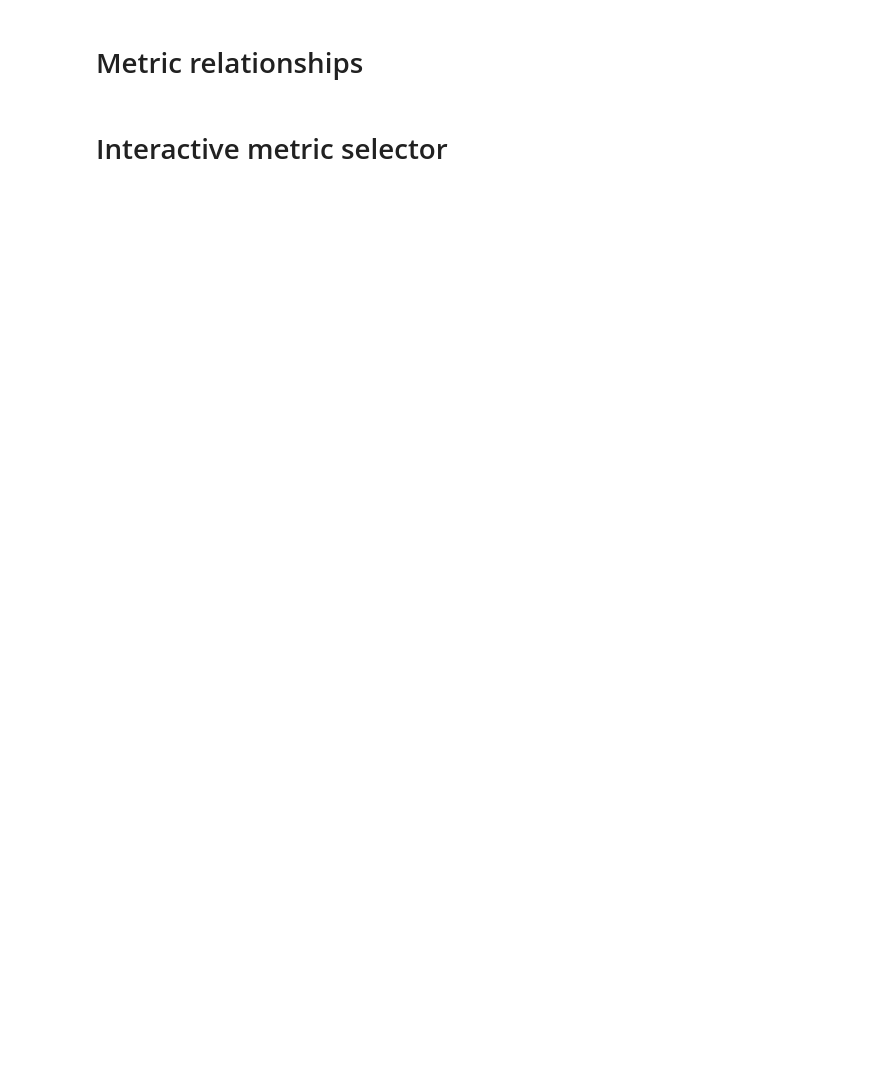
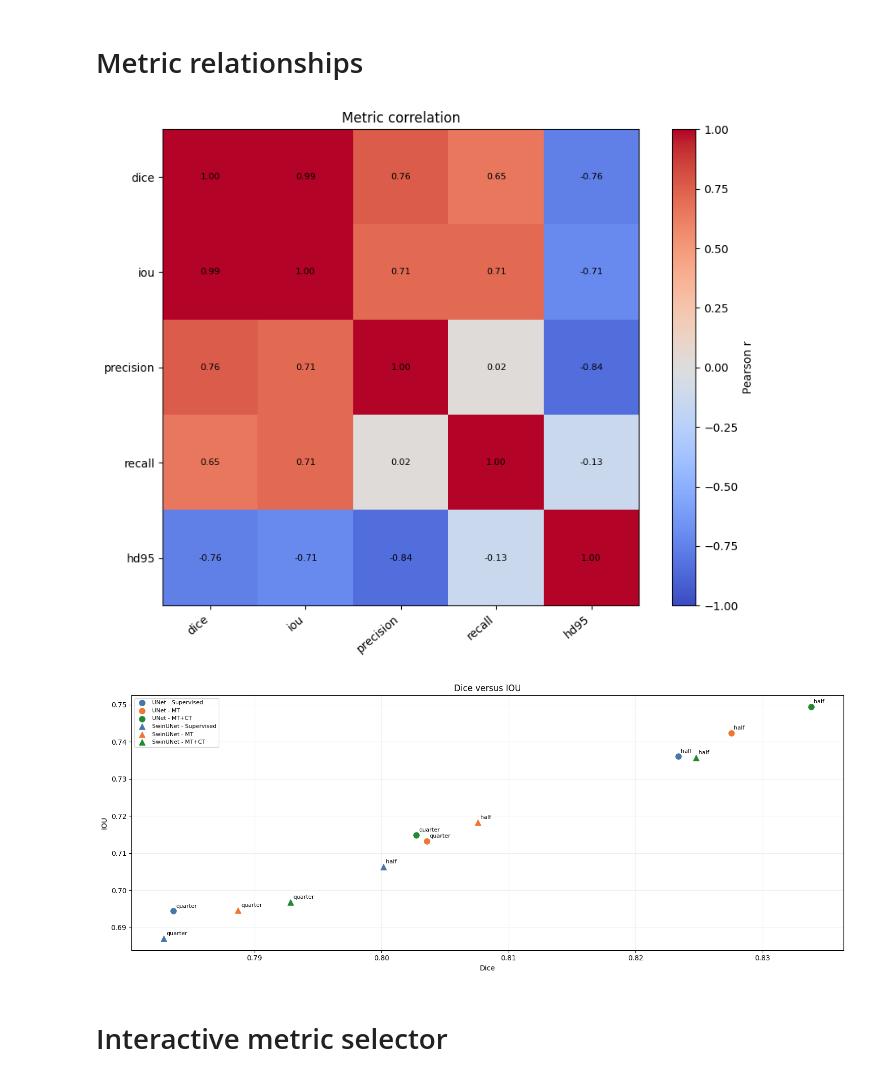
Before and after one commit to Avcuongy/poply-image-segmentation, a Jupyter notebook: notebooks/evaluation/evaluation_total.ipynb, the cells around one changed output. Cells and saved outputs as stored; diff of their text form; code cells hidden in the pictures; blank space fills up the shorter version.

```diff
--- a/notebooks/evaluation/evaluation_total.ipynb
+++ b/notebooks/evaluation/evaluation_total.ipynb
@@ -554,6 +675,8 @@ metric_charts(SELECTED_METRIC)
 # Metric relationships
 # %%
 def correlation_charts(selected_metric):
+    if selected_metric not in METRICS:
+        raise ValueError(f"Choose a metric from {METRICS}")
     correlation = summary[METRICS].corr(min_periods=3)
     fig, ax = plt.subplots(figsize=(9, 7))
     im = ax.imshow(
@@ -575,39 +698,41 @@ def correlation_charts(selected_metric):
     ax.set_title(f"Metric correlation")
     fig.colorbar(im, ax=ax, label="Pearson r")
     finish_figure(fig)
-
     other = "iou" if selected_metric == "dice" else selected_metric
     fig, ax = plt.subplots(figsize=(15, 6))
     for architecture, marker in zip(ARCHITECTURES, ["o", "^"]):
         for method in METHODS:
             rows = summary[
                 summary.architecture.eq(architecture) & summary.method.eq(method)
             ]
             ax.scatter(
                 rows.dice,
                 rows[other],
                 color=COLORS[method],
                 marker=marker,
                 s=65,
                 label=f"{architecture} - {method}",
             )
             for row in rows.itertuples():
                 ax.annotate(
                     row.split,
                     (row.dice, getattr(row, other)),
                     xytext=(4, 5),
                     textcoords="offset points",
                     fontsize=8,
                 )
     ax.set_xlabel("Dice")
     ax.set_ylabel(other.upper())
-    ax.set_title(f"Dice {other.upper()}")
+    ax.set_title(f"Dice versus {other.upper()}")
     ax.grid(alpha=0.2)
     ax.legend(fontsize=8, loc="best")
     finish_figure(fig)
 
 
 correlation_charts(SELECTED_METRIC)
+# %% [output]
+[figure, added]
+[figure, added]
 # %% [markdown]
 # Interactive metric selector
 # %%
```
Also changed, not shown: parts of 15 cells of this notebook, 2 other files.
